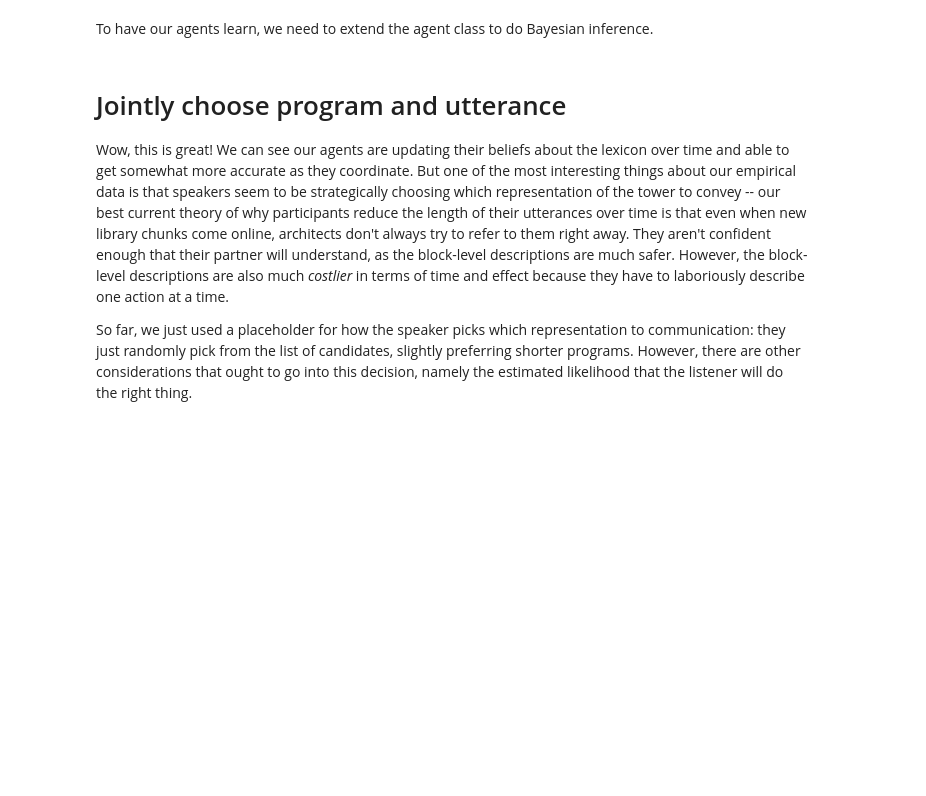
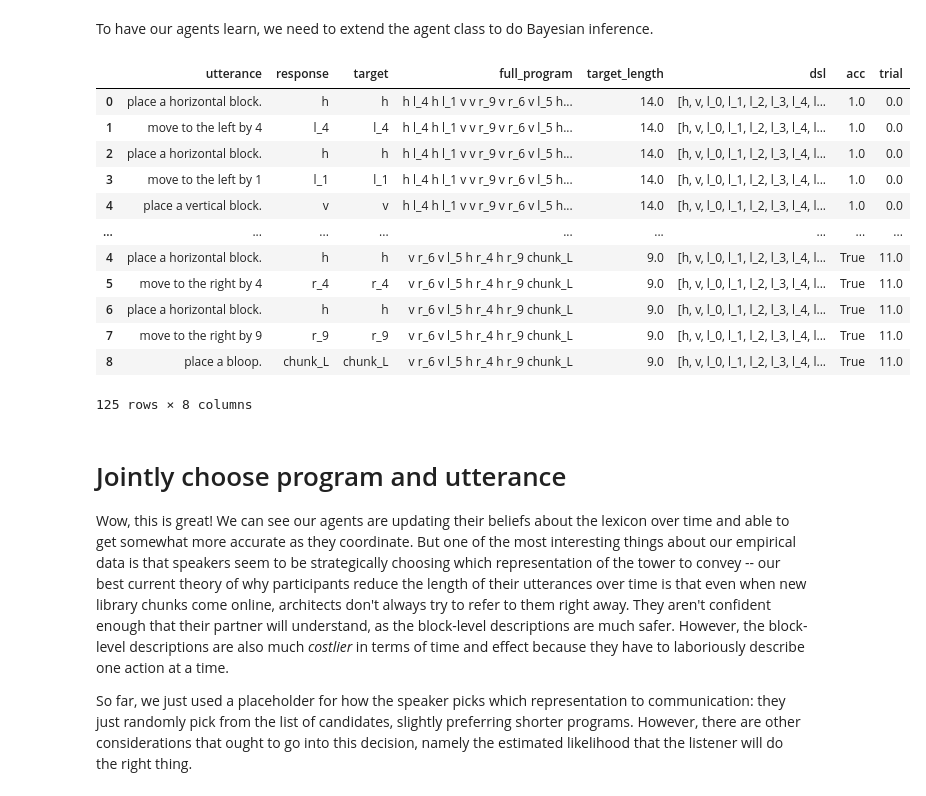
Before and after one commit to cogtoolslab/compositional-abstractions, a Jupyter notebook: analysis/paired_building/demo/ca_conventions.ipynb, the cells around one changed output. Drawn from its saved outputs; the diff is of its cells as text; code cells hidden in the pictures; blank space fills up the shorter version.

```diff
--- a/analysis/paired_building/demo/ca_conventions.ipynb
+++ b/analysis/paired_building/demo/ca_conventions.ipynb
@@ -268,11 +313,11 @@ class LearningAgent(FixedAgent) :
         architect_dist.renormalize()
         return architect_dist
 # %%
-def run_learning_simulation() :
+def run_learning_simulation(verbose = False) :
     output = pd.DataFrame({"utterance": [], "response": [], "target": [], "full_program" : [], "target_length" : [], "dsl" : [], "acc": []})
     for i, trial in d.iterrows() :
-        architect = LearningAgent('architect', trial, output)
-        builder = LearningAgent('builder', trial, output)
+        architect = LearningAgent('architect', trial, output) # create agent with updated beliefs
+        builder = LearningAgent('builder', trial, output)     # create agent with updated beliefs
 
         # architect selects which program representation to comunicate proportional to length
         possiblePrograms = list(trial['programs_with_length'].keys())
@@ -290,11 +335,14 @@ def run_learning_simulation() :
             responses.append(response)
             accs.append(response == step)
 
-        print('trial', i)
-        print(pd.DataFrame({'utts' : utts, 'responses' : responses, 'correct' : accs, 'target' : target_steps}))
-        print('beliefs about chunk_C meaning',
-              json.dumps(architect.beliefs.marginalize(lambda d : d['chunk_C'] if 'chunk_C' in d else None), indent = 4))
+        if verbose:
+            print('trial', i)
+            print(pd.DataFrame({'utts' : utts, 'responses' : responses, 'correct' : accs, 'target' : target_steps}))
+            print('beliefs about chunk_C meaning',
+                  json.dumps(architect.beliefs.marginalize(lambda d : d['chunk_C'] if 'chunk_C' in d else None), indent = 4))
+
         output = pd.concat([output, pd.DataFrame({
+            "trial": i,
             "utterance": utts,
             "response": responses,
             "acc": accs,
@@ -304,5 +352,22 @@ def run_learning_simulation() :
             "target_length" : trial['programs_with_length'][target_program],
         })])
     return output
-display(run_learning_simulation())
+
+learning_run_0 = run_learning_simulation()
+# %%
+learning_run_0
+# %% [output]
+|  | utterance | response | target | full_program | target_length | dsl | acc | trial |
+| 0 | place a horizontal block. | h | h | h l_4 h l_1 v v r_9 v r_6 v l_5 h... | 14.0 | [h, v, l_0, l_1, l_2, l_3, l_4, l... | 1.0 | 0.0 |
+| 1 | move to the left by 4 | l_4 | l_4 | h l_4 h l_1 v v r_9 v r_6 v l_5 h... | 14.0 | [h, v, l_0, l_1, l_2, l_3, l_4, l... | 1.0 | 0.0 |
+| 2 | place a horizontal block. | h | h | h l_4 h l_1 v v r_9 v r_6 v l_5 h... | 14.0 | [h, v, l_0, l_1, l_2, l_3, l_4, l... | 1.0 | 0.0 |
+| 3 | move to the left by 1 | l_1 | l_1 | h l_4 h l_1 v v r_9 v r_6 v l_5 h... | 14.0 | [h, v, l_0, l_1, l_2, l_3, l_4, l... | 1.0 | 0.0 |
+| 4 | place a vertical block. | v | v | h l_4 h l_1 v v r_9 v r_6 v l_5 h... | 14.0 | [h, v, l_0, l_1, l_2, l_3, l_4, l... | 1.0 | 0.0 |
+| ... | ... | ... | ... | ... | ... | ... | ... | ... |
+| 4 | place a horizontal block. | h | h | v r_6 v l_5 h r_4 h r_9 chunk_L | 9.0 | [h, v, l_0, l_1, l_2, l_3, l_4, l... | True | 11.0 |
+| 5 | move to the right by 4 | r_4 | r_4 | v r_6 v l_5 h r_4 h r_9 chunk_L | 9.0 | [h, v, l_0, l_1, l_2, l_3, l_4, l... | True | 11.0 |
+| 6 | place a horizontal block. | h | h | v r_6 v l_5 h r_4 h r_9 chunk_L | 9.0 | [h, v, l_0, l_1, l_2, l_3, l_4, l... | True | 11.0 |
+| 7 | move to the right by 9 | r_9 | r_9 | v r_6 v l_5 h r_4 h r_9 chunk_L | 9.0 | [h, v, l_0, l_1, l_2, l_3, l_4, l... | True | 11.0 |
+| 8 | place a bloop. | chunk_L | chunk_L | v r_6 v l_5 h r_4 h r_9 chunk_L | 9.0 | [h, v, l_0, l_1, l_2, l_3, l_4, l... | True | 11.0 |
+125 rows × 8 columns
 # %% [markdown]
```
Also changed, not shown: parts of 30 cells of this notebook, 2 other files.
